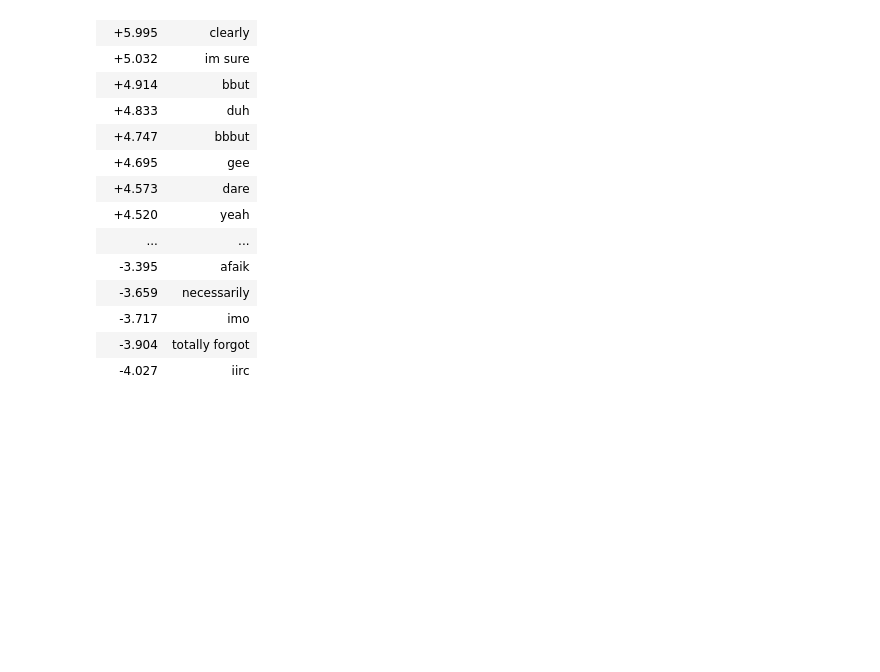
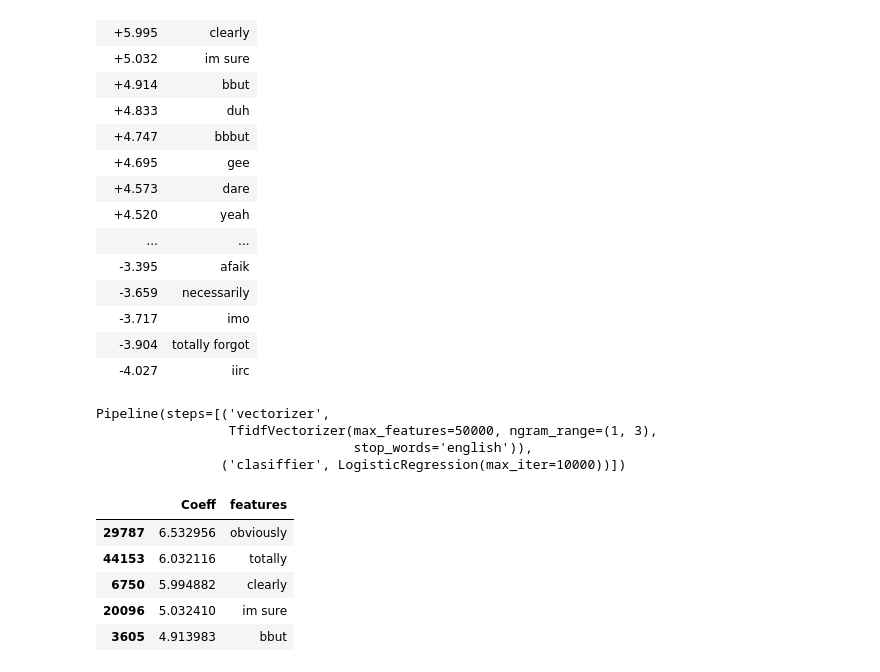
Before and after one commit to Mlcruz9/DS_TheBridgeBBK_SBIL2023, a Jupyter notebook: 3-Machine_Learning/4-NLP/NLTK&CountVectorizer/ejercicios/data/sarcasm_detection_solved.ipynb, the cells around one changed output. Cells and saved outputs as stored; diff of their text form; code cells hidden in the pictures; blank space fills up the shorter version.

```diff
--- a/3-Machine_Learning/4-NLP/NLTK&CountVectorizer/ejercicios/data/sarcasm_detection_solved.ipynb
+++ b/3-Machine_Learning/4-NLP/NLTK&CountVectorizer/ejercicios/data/sarcasm_detection_solved.ipynb
@@ -355,3 +342,25 @@ y=1 top features
 | -3.717 | imo |
 | -3.904 | totally forgot |
 | -4.027 | iirc |
+# %%
+pipeline
+# %% [output]
+Pipeline(steps=[('vectorizer',
+                 TfidfVectorizer(max_features=50000, ngram_range=(1, 3),
+                                 stop_words='english')),
+                ('clasiffier', LogisticRegression(max_iter=10000))])
+# %%
+coeffs = pipeline['clasiffier'].coef_[0]
+# %%
+features = pipeline['vectorizer'].get_feature_names_out()
+# %%
+df = pd.DataFrame({'Coeff': coeffs, 'features': features})
+# %%
+df[df['Coeff'] > 0].sort_values(by= 'Coeff',ascending= False).head()
+# %% [output]
+|  | Coeff | features |
+| 29787 | 6.532956 | obviously |
+| 44153 | 6.032116 | totally |
+| 6750 | 5.994882 | clearly |
+| 20096 | 5.032410 | im sure |
+| 3605 | 4.913983 | bbut |
```
Also changed, not shown: parts of 2 cells of this notebook.
